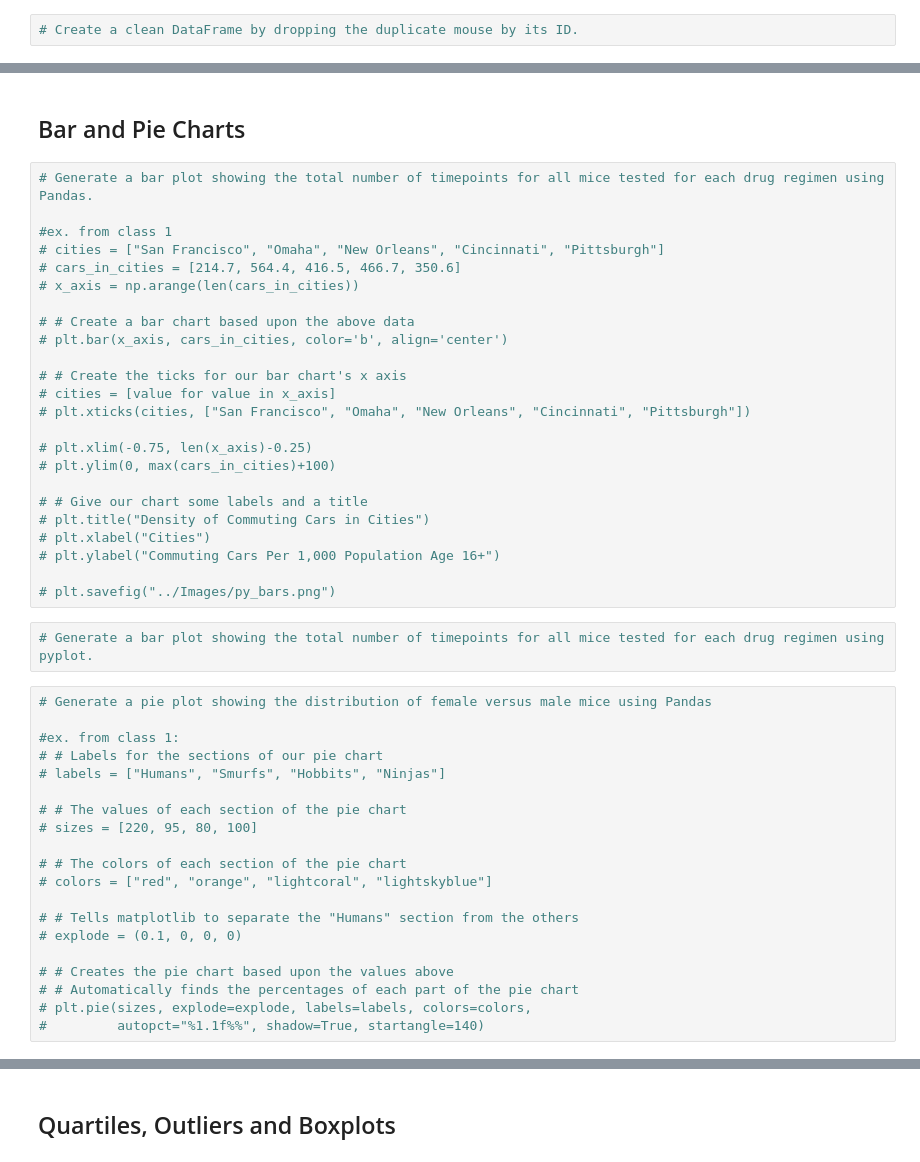
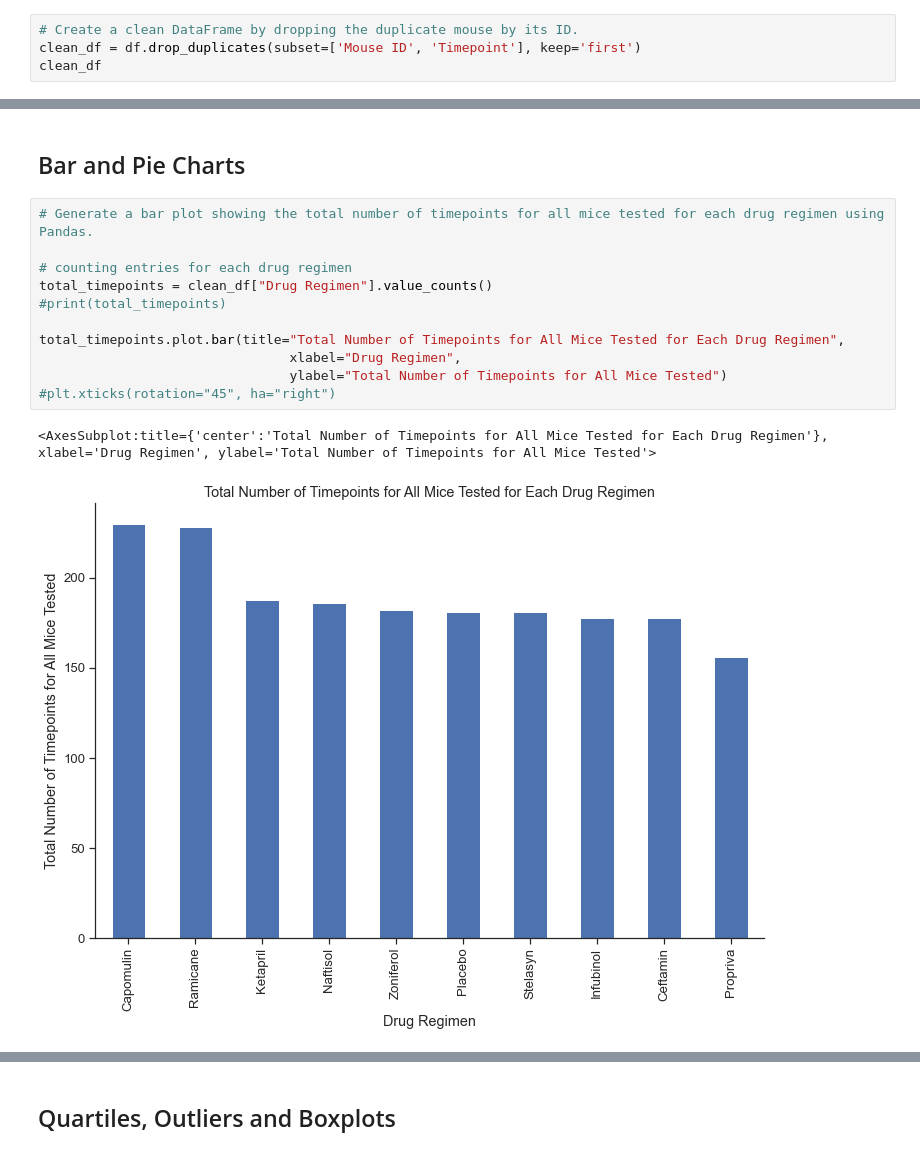
Before and after one commit to mbruns13/matplotlib-challenge, a Jupyter notebook: pymaceuticals_starter.ipynb, the cells around one changed output, grey strips where cells are left out. Drawn from its saved outputs; the diff is of its cells as text.

```diff
--- a/pymaceuticals_starter.ipynb
+++ b/pymaceuticals_starter.ipynb
@@ -46,2 +73,4 @@ df["Mouse ID"].nunique()
 # %%
 # Create a clean DataFrame by dropping the duplicate mouse by its ID.
+clean_df = df.drop_duplicates(subset=['Mouse ID', 'Timepoint'], keep='first')
+clean_df
@@ -61,49 +114,17 @@ df["Mouse ID"].nunique()
 # Using the aggregation method, produce the same summary statistics in a single line
 # %% [markdown]
 ## Bar and Pie Charts
-# %%
-# Generate a bar plot showing the total number of timepoints for all mice tested for each drug regimen using Pandas.
-
-#ex. from class 1
-# cities = ["San Francisco", "Omaha", "New Orleans", "Cincinnati", "Pittsburgh"]
-# cars_in_cities = [214.7, 564.4, 416.5, 466.7, 350.6]
-# x_axis = np.arange(len(cars_in_cities))
-
-# # Create a bar chart based upon the above data
-# plt.bar(x_axis, cars_in_cities, color='b', align='center')
-
-# # Create the ticks for our bar chart's x axis
-# cities = [value for value in x_axis]
-# plt.xticks(cities, ["San Francisco", "Omaha", "New Orleans", "Cincinnati", "Pittsburgh"])
-
-# plt.xlim(-0.75, len(x_axis)-0.25)
-# plt.ylim(0, max(cars_in_cities)+100)
-
-# # Give our chart some labels and a title
-# plt.title("Density of Commuting Cars in Cities")
-# plt.xlabel("Cities")
-# plt.ylabel("Commuting Cars Per 1,000 Population Age 16+")
-
-# plt.savefig("../Images/py_bars.png")
-# %%
-# Generate a bar plot showing the total number of timepoints for all mice tested for each drug regimen using pyplot.
-# %%
-# Generate a pie plot showing the distribution of female versus male mice using Pandas
-
-#ex. from class 1:
-# # Labels for the sections of our pie chart
-# labels = ["Humans", "Smurfs", "Hobbits", "Ninjas"]
-
-# # The values of each section of the pie chart
-# sizes = [220, 95, 80, 100]
-
-# # The colors of each section of the pie chart
-# colors = ["red", "orange", "lightcoral", "lightskyblue"]
-
-# # Tells matplotlib to separate the "Humans" section from the others
-# explode = (0.1, 0, 0, 0)
-
-# # Creates the pie chart based upon the values above
-# # Automatically finds the percentages of each part of the pie chart
-# plt.pie(sizes, explode=explode, labels=labels, colors=colors,
-#         autopct="%1.1f%%", shadow=True, startangle=140)
+# %%
+# Generate a bar plot showing the total number of timepoints for all mice tested for each drug regimen using Pandas.
+
+# counting entries for each drug regimen
+total_timepoints = clean_df["Drug Regimen"].value_counts()
+#print(total_timepoints)
+
+total_timepoints.plot.bar(title="Total Number of Timepoints for All Mice Tested for Each Drug Regimen",
+                                xlabel="Drug Regimen",
+                                ylabel="Total Number of Timepoints for All Mice Tested")
+#plt.xticks(rotation="45", ha="right")
+# %% [output]
+<AxesSubplot:title={'center':'Total Number of Timepoints for All Mice Tested for Each Drug Regimen'}, xlabel='Drug Regimen', ylabel='Total Number of Timepoints for All Mice Tested'>
+[figure, added]
```
Also changed, not shown: parts of 16 cells of this notebook.
